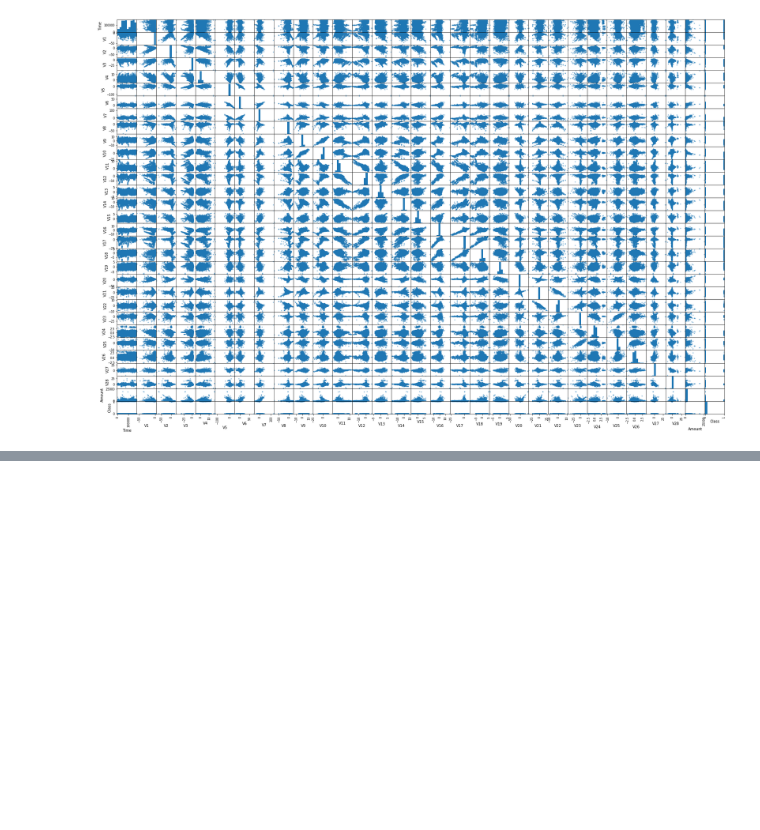
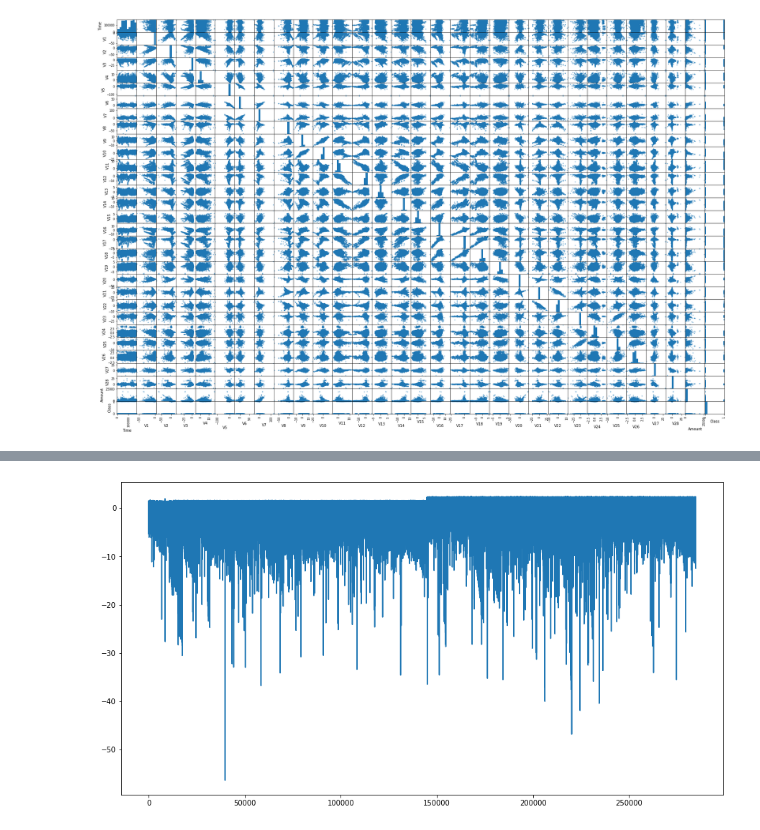
Before and after one commit to mselmasry/Dojo-Project2, a Jupyter notebook: Project02.ipynb, the cells around one changed output, grey strips where cells are left out. Cells and saved outputs as stored; diff of their text form; code cells hidden in the pictures; blank space fills up the shorter version.

```diff
--- a/Project02.ipynb
+++ b/Project02.ipynb
@@ -171,0 +171,5 @@ cc_df['V5'].plot(kind=bar)
+# %%
+%%time
+plt.figure(figsize=(15,8))
+cc_df['V1'].plot()
+# %% [output]
@@ -171,0 +178 @@ cc_df['V5'].plot(kind=bar)
+[figure, added]
```
Also changed, not shown: parts of 41 cells of this notebook.
